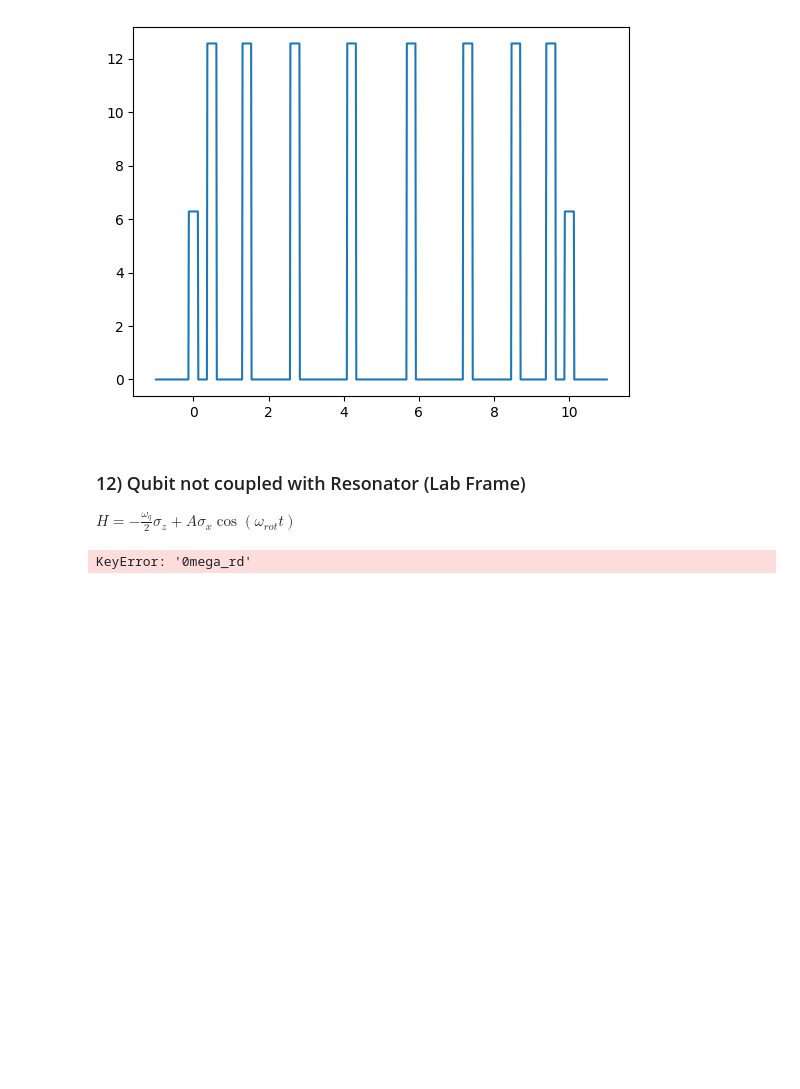
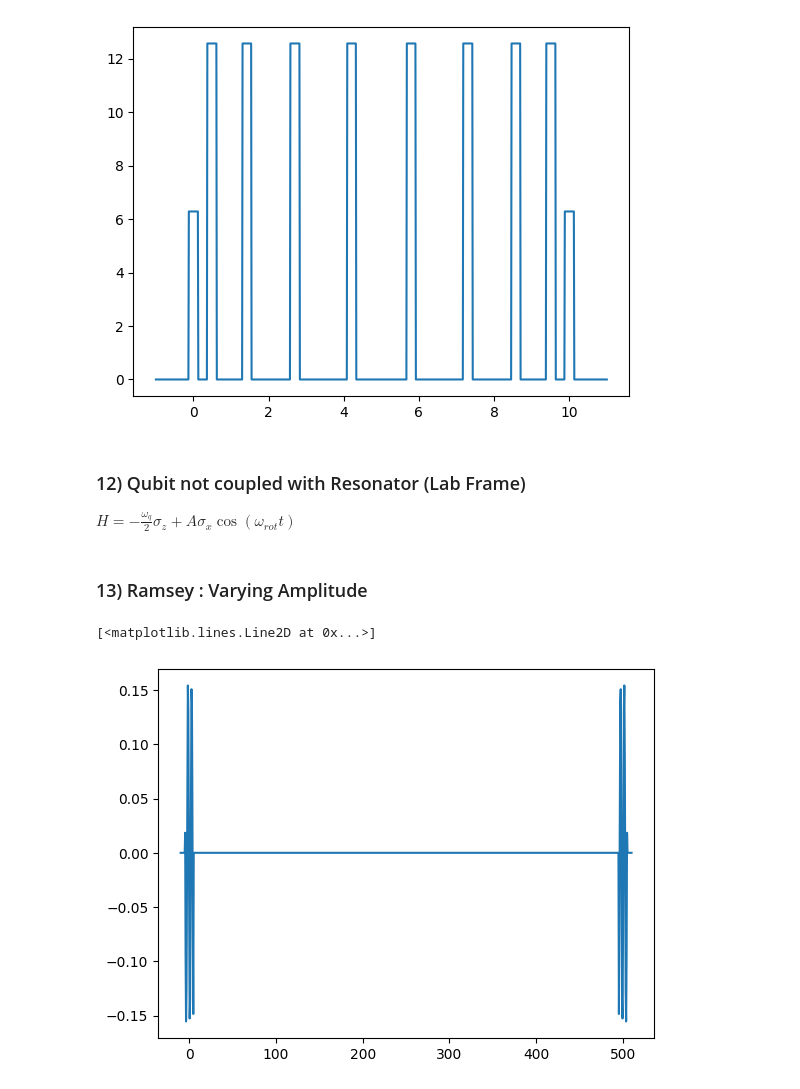
Before and after one commit to BrainConnection/Dynamical_Decoupling_Project, a Jupyter notebook: Project Dynamic Decoupling/CP CPMG UDD Practice.ipynb, the cells around one changed output. Saved outputs shown, nothing was run; the diff lists cells and outputs as text; code cells hidden in the pictures; blank space fills up the shorter version.

```diff
--- a/Project Dynamic Decoupling/CP CPMG UDD Practice.ipynb
+++ b/Project Dynamic Decoupling/CP CPMG UDD Practice.ipynb
@@ -150,7 +150,9 @@ def Hrd_rot(f, t, args, T_cent):
     Omega_rd = args['Omega_rd']
     Phi = args['Phi']
 
-    return f(t, args, T_cent) * np.cos(Omega_rd * t + Phi)
+    f2 = np.vectorize(f)
+
+    return f2(t, args, T_cent) * np.cos(Omega_rd * t + Phi)
 # %%
 tlist = np.linspace(0, 200, 1000)
 plt.figure()
@@ -241,34 +243,34 @@ def Hrd_lab_frame(t, args):
     # CP
     if (Func==0) :
 
-      pulse = Hrd_rot(Hrd_env(Env, 0), tlist, {'A': A, 'Omega_rd': Omega_rd, 'Phi': 0}, T_srt)
+      pulse = Hrd_rot(Hrd_env(Env, 0), t, {'A': A, 'Omega_rd': Omega_rd, 'Phi': 0}, T_srt)
 
       for T_cent in Seq:
-        pulse = pulse + Hrd_rot(Hrd_env(Env, 1), tlist, {'A': A, 'Omega_rd': Omega_rd, 'Phi': 0}, T_cent)
+        pulse = pulse + Hrd_rot(Hrd_env(Env, 1), t, {'A': A, 'Omega_rd': Omega_rd, 'Phi': 0}, T_cent)
 
-      pulse = pulse + Hrd_rot(Hrd_env(Env, 0), tlist, {'A': A, 'Omega_rd': Omega_rd, 'Phi': 0}, T_end)
+      pulse = pulse + Hrd_rot(Hrd_env(Env, 0), t, {'A': A, 'Omega_rd': Omega_rd, 'Phi': 0}, T_end)
 
 
     # CPMG
     elif (Func==1) :
 
-      pulse = Hrd_rot(Hrd_env(Env, 0), tlist, {'A': A, 'Omega_rd': Omega_rd, 'Phi': 0}, T_srt)
+      pulse = Hrd_rot(Hrd_env(Env, 0), t, {'A': A, 'Omega_rd': Omega_rd, 'Phi': 0}, T_srt)
 
       for T_cent in Seq:
-        pulse = pulse + Hrd_rot(Hrd_env(Env, 1), tlist, {'A': A, 'Omega_rd': Omega_rd, 'Phi': np.pi/2}, T_cent)
+        pulse = pulse + Hrd_rot(Hrd_env(Env, 1), t, {'A': A, 'Omega_rd': Omega_rd, 'Phi': np.pi/2}, T_cent)
 
-      pulse = pulse + Hrd_rot(Hrd_env(Env, 0), tlist, {'A': A, 'Omega_rd': Omega_rd, 'Phi': 0}, T_end)
+      pulse = pulse + Hrd_rot(Hrd_env(Env, 0), t, {'A': A, 'Omega_rd': Omega_rd, 'Phi': 0}, T_end)
 
 
     # UDD
     elif (Func==2) :
 
-      pulse = Hrd_rot(Hrd_env(Env, 0), tlist, {'A': A, 'Omega_rd': Omega_rd, 'Phi': 0}, T_srt)
+      pulse = Hrd_rot(Hrd_env(Env, 0), t, {'A': A, 'Omega_rd': Omega_rd, 'Phi': 0}, T_srt)
 
       for T_cent in Seq:
-        pulse = pulse + Hrd_rot(Hrd_env(Env, 1), tlist, {'A': A, 'Omega_rd': Omega_rd, 'Phi': np.pi/2}, T_cent)
+        pulse = pulse + Hrd_rot(Hrd_env(Env, 1), t, {'A': A, 'Omega_rd': Omega_rd, 'Phi': np.pi/2}, T_cent)
 
-      pulse = pulse + Hrd_rot(Hrd_env(Env, 0), tlist, {'A': A, 'Omega_rd': Omega_rd, 'Phi': 0}, T_end)
+      pulse = pulse + Hrd_rot(Hrd_env(Env, 0), t, {'A': A, 'Omega_rd': Omega_rd, 'Phi': 0}, T_end)
 
 
     return pulse
@@ -650,14 +636,27 @@ def Hrd_coeff(t, args):
+# %% [markdown]
+### 13) Ramsey : Varying Amplitude
+# %%
+# Ramsey
+# Square Pulse
+# 'A': 2*np.pi*0.05
+
+tlist = np.linspace(-10,510,1000)
+plt.figure()
+plt.plot(tlist, Hrd_lab_frame(tlist, {'A': 2*np.pi*0.05, 'Omega_rd': omega_rd, 'T_srt': 0, 'T_end': 500, 'N': 0, 'Env': 0, 'Func': 0}))
+# %% [output]
+[<matplotlib.lines.Line2D at 0x...>]
+[figure, added]
 # %%
+tlist = np.linspace(-10,510,10000)
+
 result0 = mesolve(
-    [H0, [sx, Hrd_coeff]],
+    [H0, [sx, Hrd_lab_frame]],
     basis(2,0),
     tlist,
-    args = {'A': 2*np.pi*2, 'Omega_rd': omega_rd, 'T_srt': 0, 'T_end': 10, 'N': 0, 'Env': 0, 'Func': 0},
+    args = {'A': 2*np.pi*0.05, 'Omega_rd': omega_rd, 'T_srt': 0, 'T_end': 500, 'N': 0, 'Env': 0, 'Func': 0},
     e_ops = op_list,
     options = Options(nsteps = 100000, atol = 1e-10, rtol = 1e-8)
 )
-# %% [output]
-KeyError: '0mega_rd'
 # %%
 fig, ax = plt.subplots(1, 1)
 ax.plot(tlist, result0.expect[0], label = r'$\langle\sigma_x\rangle$')
```
Also changed, not shown: parts of 51 cells of this notebook.
